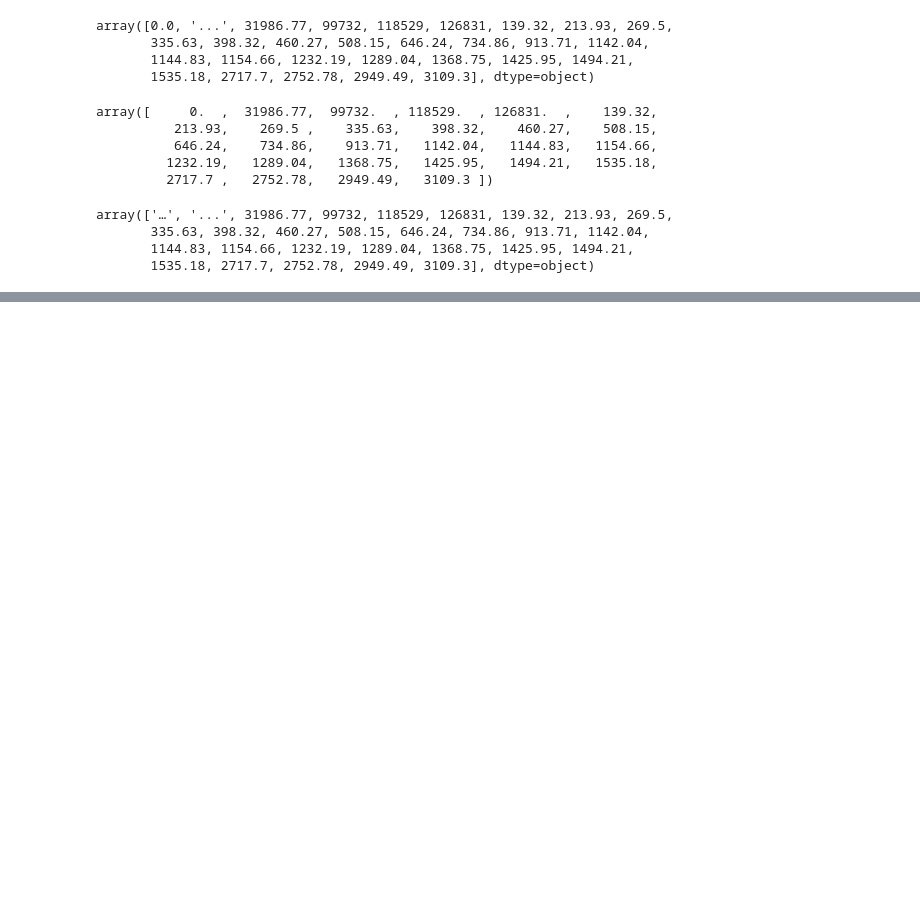
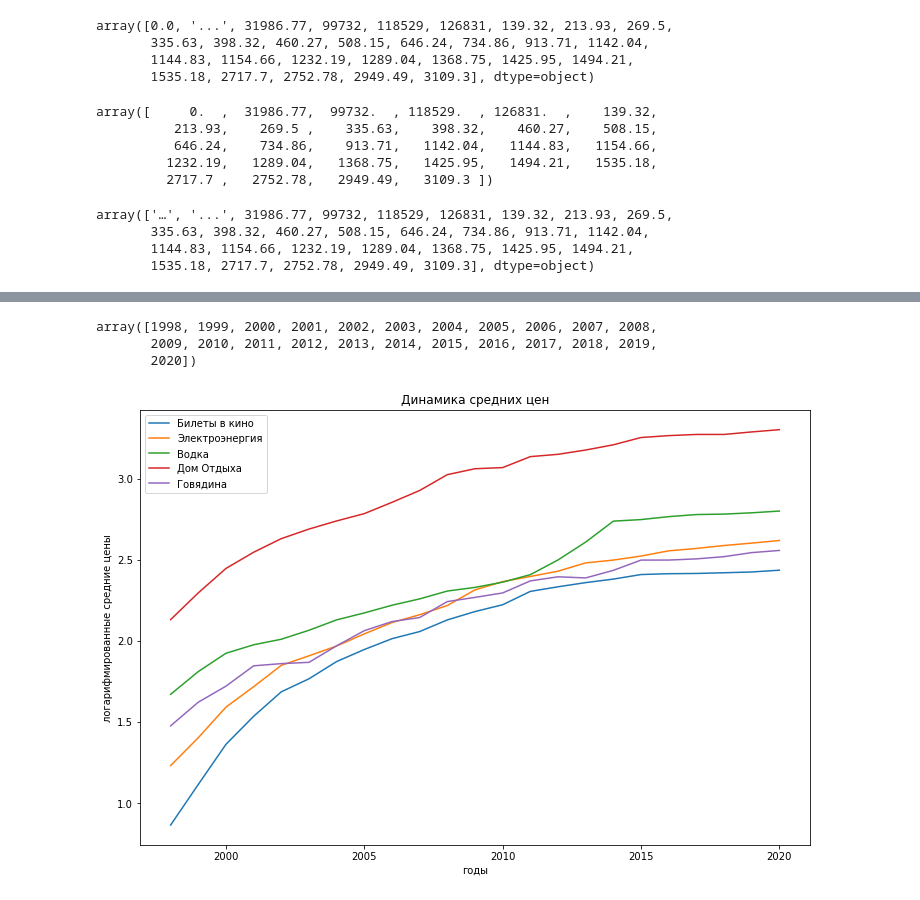
Before and after one commit to germancheg/altan_python, a Jupyter notebook: 2.analytics/10.Rosstat_example.ipynb, the cells around one changed output, grey strips where cells are left out. Cells and saved outputs as stored; diff of their text form; code cells hidden in the pictures; blank space fills up the shorter version.

```diff
--- a/2.analytics/10.Rosstat_example.ipynb
+++ b/2.analytics/10.Rosstat_example.ipynb
@@ -238,0 +339,4 @@ array(['…', '...', 31986.77, 99732, 118529, 126831, 139.32, 213.93, 269.5,
+# %%
+# удаление лишних символов пробела из ключей столбцов
+data_4.columns = data_4.columns.str.strip(" ")
+data_4.columns
@@ -238,0 +414,4 @@ array(['…', '...', 31986.77, 99732, 118529, 126831, 139.32, 213.93, 269.5,
+# %%
+# извлекаем года для временной шкалы по оси X, и попутно сконвертируем их в целочисленный тип
+years = np.array(data_4.index).astype("int")
+years
@@ -238,0 +442,35 @@ array(['…', '...', 31986.77, 99732, 118529, 126831, 139.32, 213.93, 269.5,
+# %%
+def f1(data, key):
+    return data.loc["1998":, key]
+# %%
+# извлекаем данные по ценам
+col_1 = f1(data_4, "Говядина (кроме бескостного мяса)")
+col_2 = f1(data_4, "Дом отдыха, пансионат32), за день")
+col_3 = f1(data_4, "Водка крепостью 40% об.спирта и выше9), за л")
+col_4 = f1(data_4, "Электроэнергия в квартирах  без электроплит за минимальный объем потребления29), за 100 кВт·ч")
+col_5 = f1(data_4, "Кинотеатры, за билет")
+# %%
+years[years >= 1998]
+# %% [output]
+array([1998, 1999, 2000, 2001, 2002, 2003, 2004, 2005, 2006, 2007, 2008,
+       2009, 2010, 2011, 2012, 2013, 2014, 2015, 2016, 2017, 2018, 2019,
+       2020])
+# %%
+# визуализация данных
+
+plt.figure(figsize=(12, 8))
+
+plt.plot(years[years >= 1998], np.log10(col_5), label="Билеты в кино" )
+plt.plot(years[years >= 1998], np.log10(col_4), label="Электроэнергия")
+plt.plot(years[years >= 1998], np.log10(col_3), label="Водка")
+plt.plot(years[years >= 1998], np.log10(col_2), label="Дом Отдыха")
+plt.plot(years[years >= 1998], np.log10(col_1), label="Говядина")
+
+plt.legend()
+plt.xlabel("годы")
+plt.ylabel("логарифмированные средние цены")
+plt.title("Динамика средних цен")
+
+plt.show()
+# %% [output]
+[figure, added]
```
Also changed, not shown: parts of 23 cells of this notebook, 5 other files.
